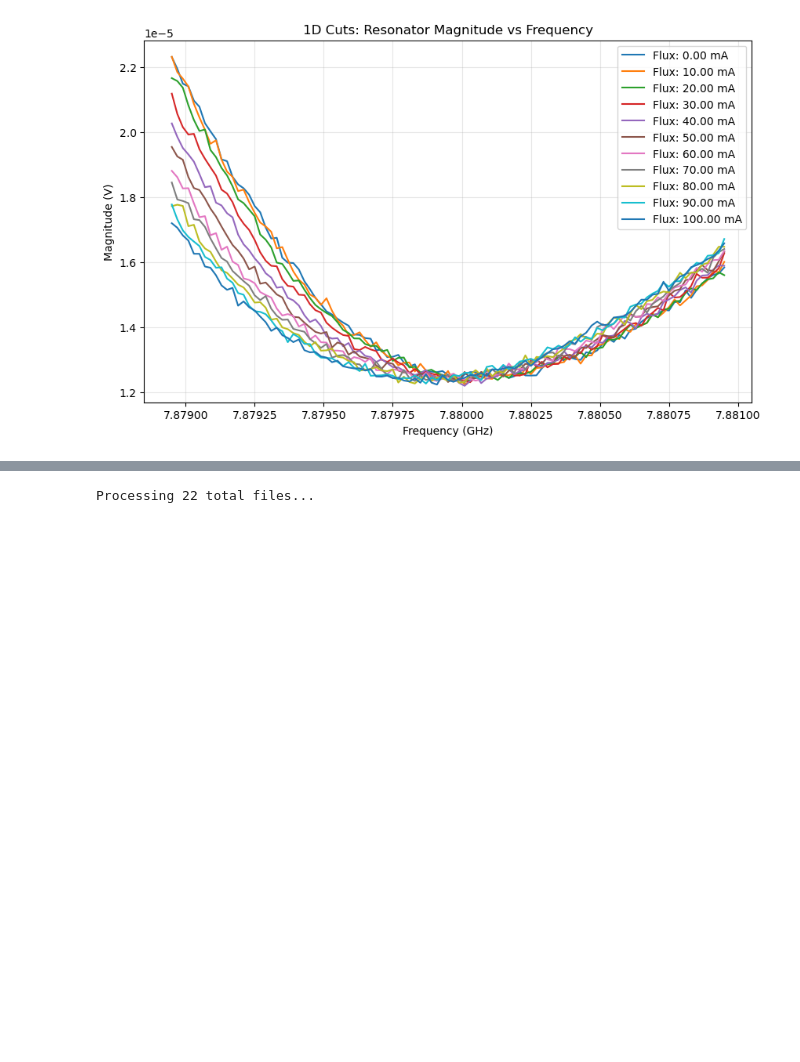
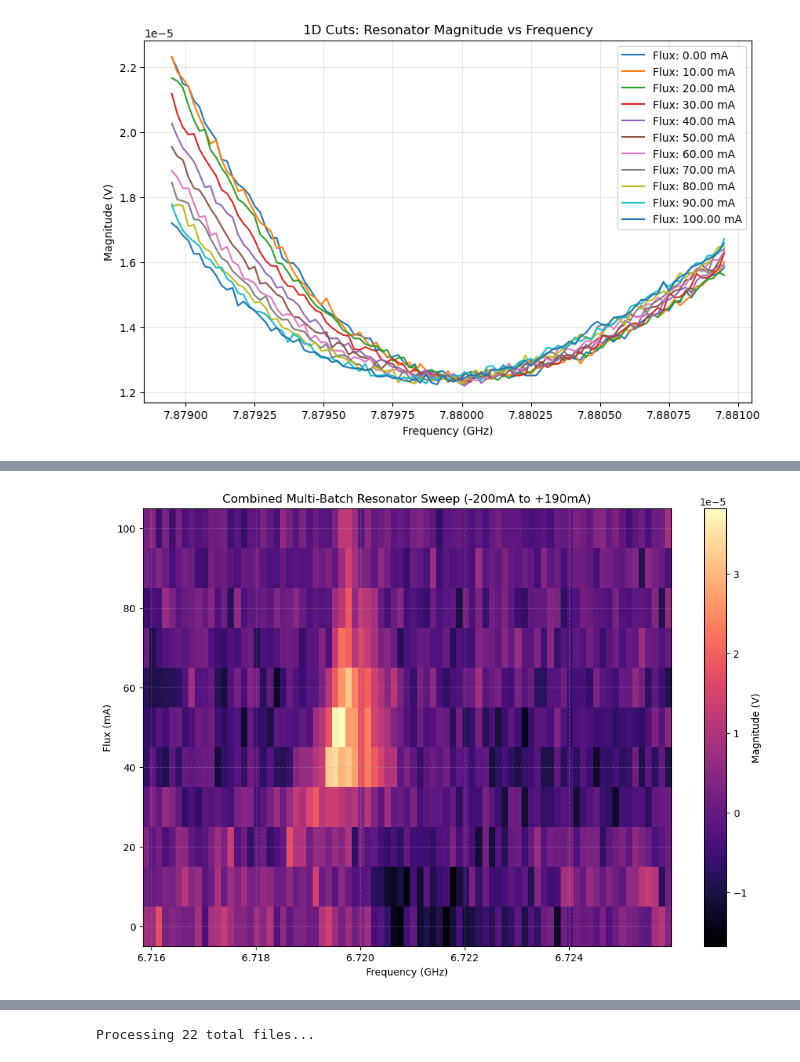
Before and after one commit to spinoandraptos/victoria, a Jupyter notebook: scripts/plot/20250215_plot_rr_versus_flux.ipynb, the cells around one changed output, grey strips where cells are left out. Drawn from its saved outputs; the diff is of its cells as text; code cells hidden in the pictures; blank space fills up the shorter version.

Commit message:
last updates on opx for eunice v5

```diff
--- a/scripts/plot/20250215_plot_rr_versus_flux.ipynb
+++ b/scripts/plot/20250215_plot_rr_versus_flux.ipynb
@@ -136,3 +136,95 @@ if final_mag_matrix:
     plt.show()
 # %% [output]
 [figure]
+# %%
+import numpy as np
+import matplotlib.pyplot as plt
+import h5py
+import os
+
+# --- Define all batches in a list for easy management ---
+batches = [
+    {
+        "folder": "C:/Users/qcrew2/Documents/Candace/eunice/data/2026-03-16/",
+        "time": ((17, 31), (17, 40)),
+        # "time": ((18, 19), (18, 55)),
+        "flux": np.arange(0e-3, 100e-3 + 10e-3, 10e-3)
+    },
+    # {
+    #     "folder": "C:/Users/qcrew/Documents/eunice/data/2026-02-25/",
+    #     "time": ((16, 35), (16, 40)),
+    #     "flux": np.arange(-100e-3, -200e-3 - 10e-3, -10e-3)
+    # },
+    # {
+    #     "folder": "C:/Users/qcrew/Documents/eunice/data/2026-02-25/",
+    #     "time": ((16, 49), (17, 2)),
+    #     "flux": np.arange(0e-3, 190e-3 + 5e-3, 5e-3)
+    # }
+]
+
+def get_filtered_files(folder, start_t, end_t):
+    if not os.path.exists(folder):
+        return []
+    files = [os.path.join(folder, f) for f in os.listdir(folder)
+             if f.endswith(".hdf5") and "CavitySpecFlux" in f]
+
+    def extract_t(fname):
+        parts = os.path.basename(fname).split("-")
+        return (int(parts[0]), int(parts[1]))
+
+    # Filter and Sort by time to match the flux sequence recorded
+    filtered = [f for f in files if end_t >= extract_t(f) >= start_t]
+    filtered.sort()
+    return filtered
+
+# 1. Collect all data pairs (Flux, Filename) across all batches
+all_data_pairs = []
+
+for b in batches:
+    files = get_filtered_files(b["folder"], b["time"][0], b["time"][1])
+    for i, f in enumerate(files):
+        if i < len(b["flux"]):
+            all_data_pairs.append((b["flux"][i], f))
+
+# 2. Sort by Flux so the Y-axis is monotonic (e.g., -200mA up to +190mA)
+all_data_pairs.sort(key=lambda x: x[0])
+
+# 3. Load Magnitude data
+final_flux_axis = []
+final_mag_matrix = []
+freq_axis = None
+
+print(f"Processing {len(all_data_pairs)} total files...")
+
+for flux, path in all_data_pairs:
+    try:
+        with h5py.File(path, "r") as f:
+            if freq_axis is None:
+                lo = 6.715900000e9-50e6 #3.868364e9+50e6-1.443e6 #f["instruments/lo_rr"].attrs["frequency"] if "instruments/lo_rr" in f else 0
+                freq_axis = (lo + f["cavity_frequency"][()]) / 1e9 # GHz
+
+            mag = np.mean(f["Q"][()], axis=0)
+            mag = mag - np.mean(mag)
+            final_mag_matrix.append(mag)
+            final_flux_axis.append(flux * 1e3) # mA
+    except Exception as e:
+        print(f"Skipping {path} due to error: {e}")
+
+# 4. Generate the Heatmap
+if final_mag_matrix:
+    plt.figure(figsize=(12, 8))
+    X, Y = np.meshgrid(freq_axis, final_flux_axis)
+    Z = np.array(final_mag_matrix)
+
+    # 'magma' or 'viridis' work well for spectroscopy
+    mesh = plt.pcolormesh(X, Y, Z, shading='auto', cmap='magma')
+
+    plt.colorbar(mesh, label='Magnitude (V)')
+    plt.xlabel('Frequency (GHz)')
+    plt.ylabel('Flux (mA)')
+    plt.title('Combined Multi-Batch Resonator Sweep (-200mA to +190mA)')
+    plt.grid(True, alpha=0.3, linestyle='--')
+    plt.show()
+else:
+    print("No data found to plot!")
+# %% [output]
@@ -138,0 +232 @@ if final_mag_matrix:
+[figure, added]
```
Also changed, not shown: parts of 6 cells of this notebook, 9 other files.
